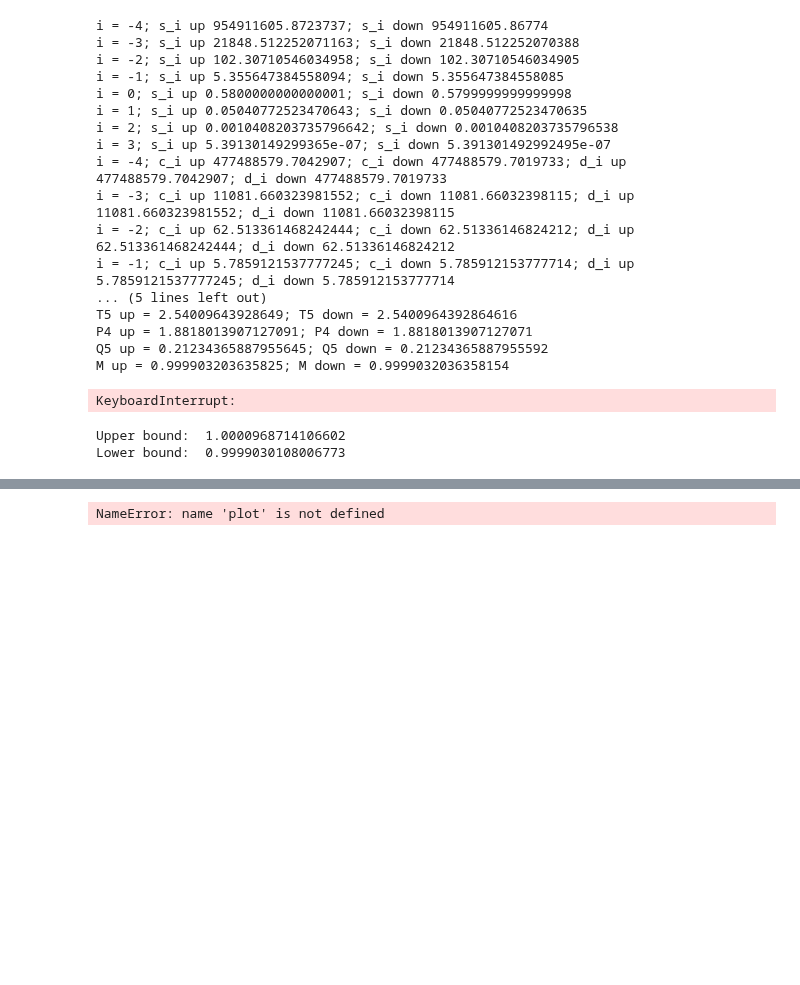
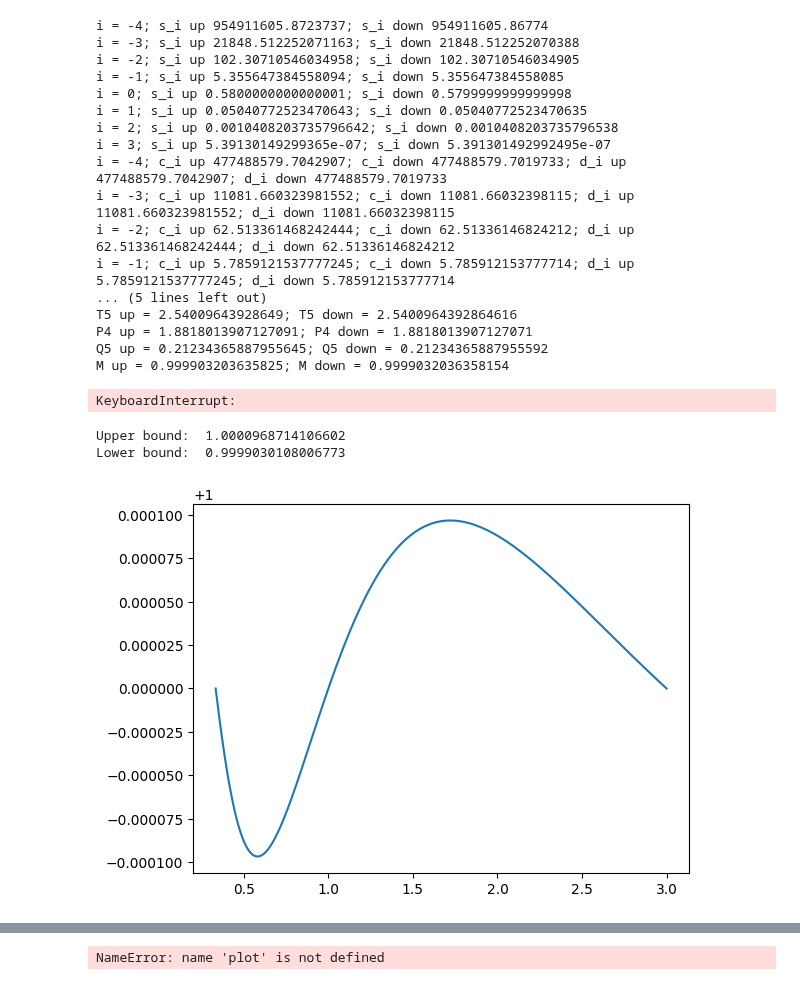
Before and after one commit to marlo-z/random-turn-games, a Jupyter notebook: mina_margin_map/run.ipynb, the cells around one changed output, grey strips where cells are left out. Cells and saved outputs as stored; diff of their text form; code cells hidden in the pictures; blank space fills up the shorter version.

```diff
--- a/mina_margin_map/run.ipynb
+++ b/mina_margin_map/run.ipynb
@@ -68,4 +68,8 @@ print("Lower bound: ", np.min(lower))
 # %% [output]
 Upper bound:  1.0000968714106602
 Lower bound:  0.9999030108006773
+# %%
+plot(M, start=1/3, end=3, l = 5, k = 4)
+# %% [output]
+[figure, added]
 # %%
```
Also changed, not shown: parts of 2 cells of this notebook.
